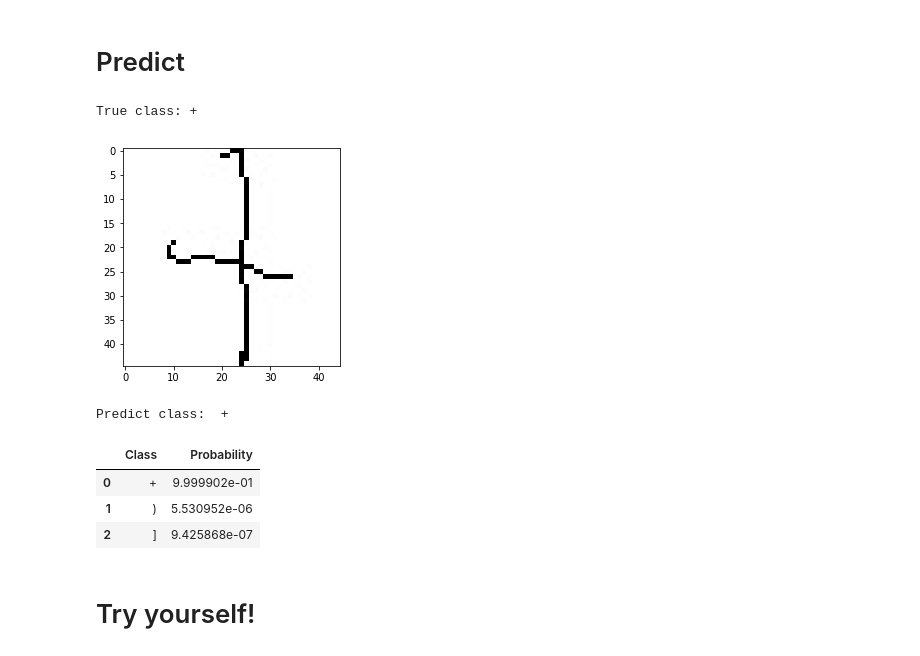
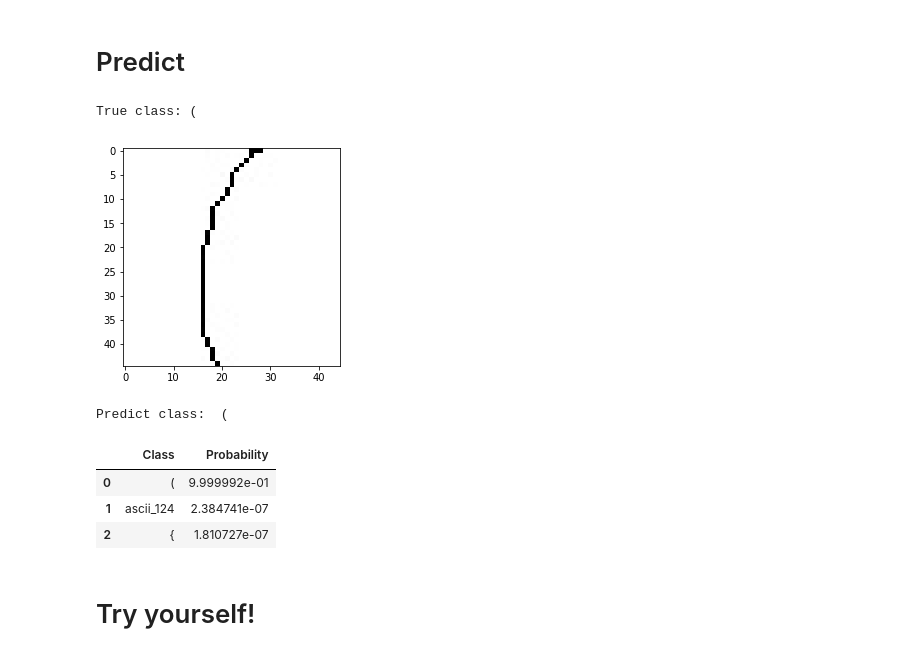
Before and after one commit to yuhanmeng/Math-symbol-recognization, a Jupyter notebook: zyc.ipynb, the cells around one changed output. Cells and saved outputs as stored; diff of their text form; code cells hidden in the pictures.

```diff
--- a/zyc.ipynb
+++ b/zyc.ipynb
@@ -535,41 +514,41 @@ def predict(model, data_loader, device):
         top3.columns = ['Class', 'Probability']
         return top3
 # %%
-application_index = [43213]#<=153,354
+application_index = [2354]#<=153,354
 
 image_paths = sorted(glob.glob('mathsymbol/*.jpg'))
 
 with open('application.csv', mode='w') as app:
     app_writer = csv.writer(app, delimiter=',', quotechar='"', quoting=csv.QUOTE_MINIMAL)
     app_writer.writerow(['Filename', 'Class Label'])
     for image in application_index:
         app_writer.writerow([image_paths[image].split('/')[1], 0])
 
 for i in application_index:
     im_path = image_paths[i]
     print('True class:', im_path.split('/')[1].split('_')[0])
     im = Image.open(im_path)
     plt.imshow(im)
     plt.show()
 
 application_dataset = QuickdrawDataset(csv_path='application.csv',
                                  img_dir='mathsymbol/',
                                  transform=custom_transform)
 application_loader = DataLoader(dataset=application_dataset,
                           batch_size=1,
                           shuffle=True,
                           num_workers=4)
 
 
 predict(model3, application_loader, DEVICE)
 # %% [output]
-True class: +
+True class: (
-[figure, old version]
+[figure, new version]
-Predict class:  +
+Predict class:  (
 |  | Class | Probability |
-| 0 | + | 9.999902e-01 |
-| 1 | ) | 5.530952e-06 |
-| 2 | ] | 9.425868e-07 |
+| 0 | ( | 9.999992e-01 |
+| 1 | ascii_124 | 2.384741e-07 |
+| 2 | { | 1.810727e-07 |
 # %% [markdown]
 # Try yourself!
 # %%
```
Also changed, not shown: parts of 3 cells of this notebook, 1 other file.
